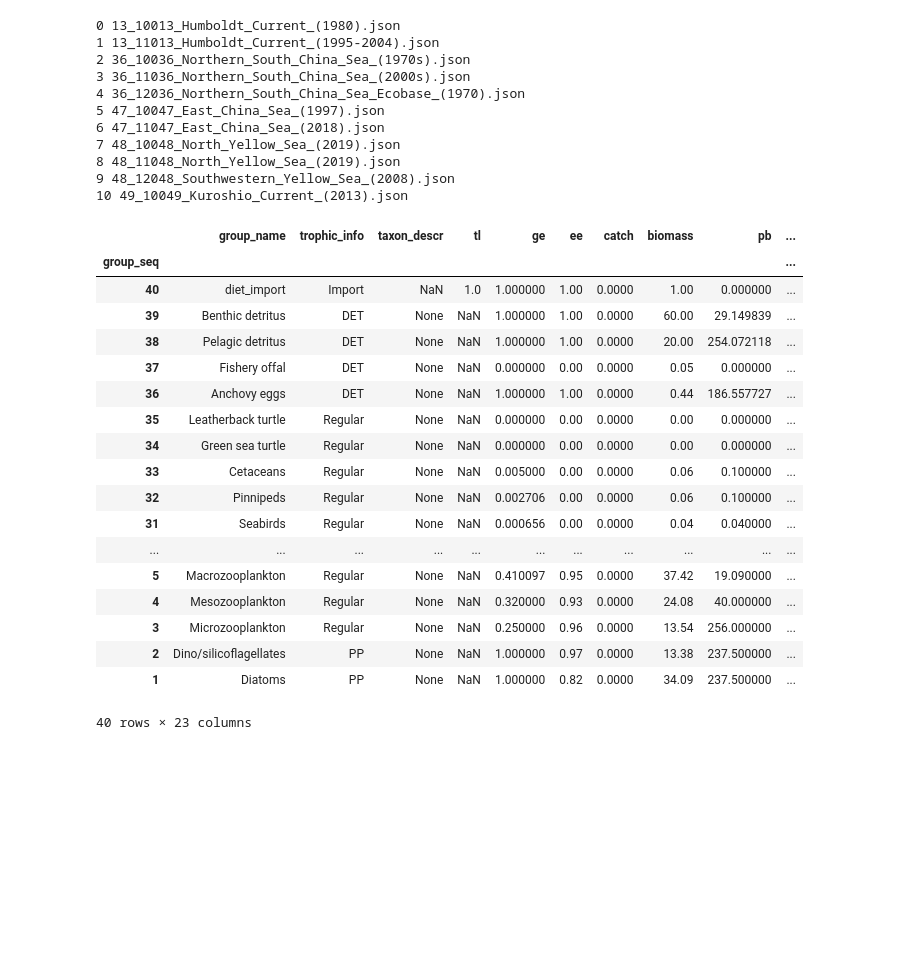
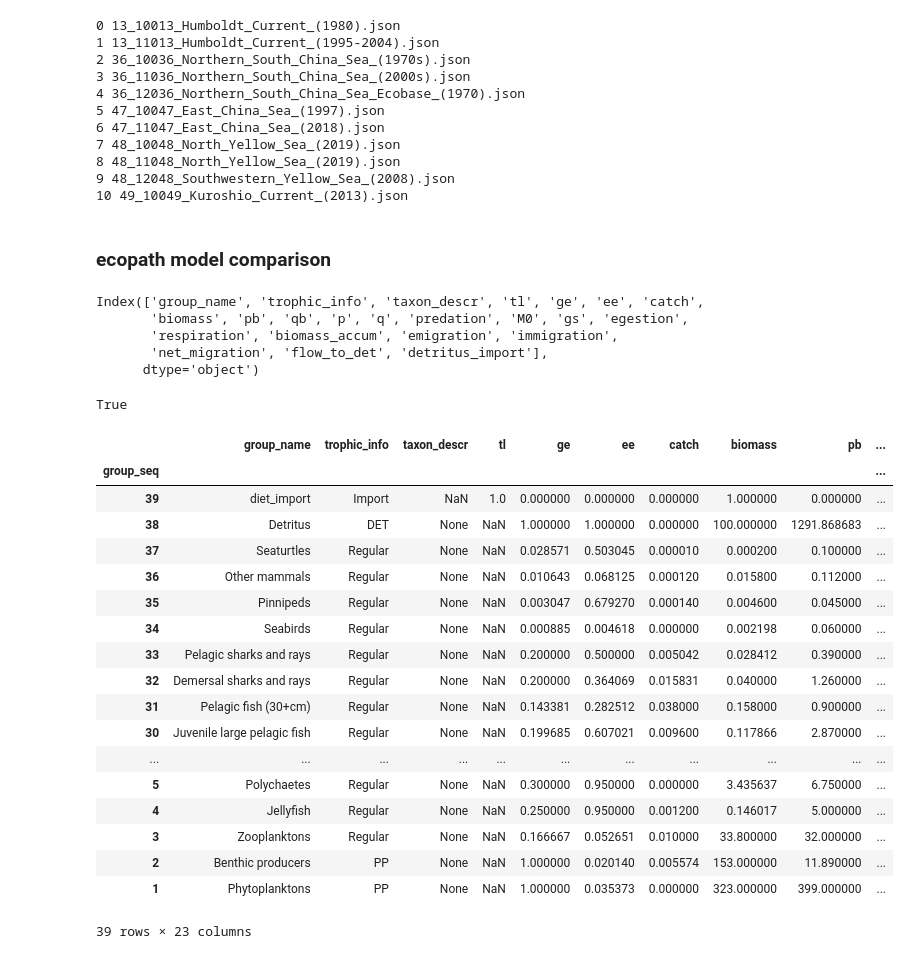
Before and after one commit to idocarmel1/PPREstimation, a Jupyter notebook: notebooks/tests.ipynb, the cells around one changed output. Drawn from its saved outputs; the diff is of its cells as text; code cells hidden in the pictures; blank space fills up the shorter version.

```diff
--- a/notebooks/tests.ipynb
+++ b/notebooks/tests.ipynb
@@ -35,3 +34,23 @@ for i, name in enumerate(models_over_10000):
 8 48_11048_North_Yellow_Sea_(2019).json
 9 48_12048_Southwestern_Yellow_Sea_(2008).json
 10 49_10049_Kuroshio_Current_(2013).json
+# %% [markdown]
+### ecopath model comparison
+# %%
+model_path_new = f'../real_models/new_EwE_jsons/{models_over_10000[4]}'
+model_path_orig = f'../real_models/EwE_jsons/410_410_North_South_of_China_Sea_(1970).json'
+
+model_new = ModelData(model_path_new)
+model_orig = ModelData(model_path_orig)
+self_new = PPRCalculator.from_modeldata(model_new, underdetermined=True, zero_biomass_accum=False)
+self_orig = PPRCalculator.from_modeldata(model_orig, underdetermined=True, zero_biomass_accum=False)
+
+df_new = self_new.get_groups_df()
+df_orig = self_orig.get_groups_df()
+df_orig.columns
+# %% [output]
+Index(['group_name', 'trophic_info', 'taxon_descr', 'tl', 'ge', 'ee', 'catch',
+       'biomass', 'pb', 'qb', 'p', 'q', 'predation', 'M0', 'gs', 'egestion',
+       'respiration', 'biomass_accum', 'emigration', 'immigration',
+       'net_migration', 'flow_to_det', 'detritus_import'],
+      dtype='object')
@@ -38,32 +60,41 @@ for i, name in enumerate(models_over_10000):
+# %%
+col = 'biomass_accum'
+bool(np.all(np.isclose(df_orig[col] - df_new[col], 0)))
+# df_new[col]
+# %% [output]
+True
 # %%
 # model_path = '../real_models/EwE_jsons/227_227_Iceland_(1950).json'
 # model_path = '../real_models/ToyModels/900_900_Multi_DET_Toy_(2026).json'
+# model_path = '../real_models/EwE_jsons/68_68_Icelandic_shelf_(1997).json'
+model_path = '../real_models/EwE_jsons/410_410_North_South_of_China_Sea_(1970).json'
 
-model_path = f'../real_models/new_EwE_jsons/{models_over_10000[1]}'
+# model_path = f'../real_models/new_EwE_jsons/{models_over_10000[4]}'
 
 model = ModelData(model_path)
 self = PPRCalculator.from_modeldata(model, underdetermined=True, zero_biomass_accum=False)
+# self = PPRCalculator.from_modeldata(model, underdetermined=False, zero_biomass_accum=False)
 self.get_groups_df()
 # %% [output]
 |  | group_name | trophic_info | taxon_descr | tl | ge | ee | catch | biomass | pb | ... |
 | group_seq |  |  |  |  |  |  |  |  |  | ... |
-| 40 | diet_import | Import | NaN | 1.0 | 1.000000 | 1.00 | 0.0000 | 1.00 | 0.000000 | ... |
-| 39 | Benthic detritus | DET | None | NaN | 1.000000 | 1.00 | 0.0000 | 60.00 | 29.149839 | ... |
-| 38 | Pelagic detritus | DET | None | NaN | 1.000000 | 1.00 | 0.0000 | 20.00 | 254.072118 | ... |
-| 37 | Fishery offal | DET | None | NaN | 0.000000 | 0.00 | 0.0000 | 0.05 | 0.000000 | ... |
-| 36 | Anchovy eggs | DET | None | NaN | 1.000000 | 1.00 | 0.0000 | 0.44 | 186.557727 | ... |
-| 35 | Leatherback turtle | Regular | None | NaN | 0.000000 | 0.00 | 0.0000 | 0.00 | 0.000000 | ... |
-| 34 | Green sea turtle | Regular | None | NaN | 0.000000 | 0.00 | 0.0000 | 0.00 | 0.000000 | ... |
-| 33 | Cetaceans | Regular | None | NaN | 0.005000 | 0.00 | 0.0000 | 0.06 | 0.100000 | ... |
-| 32 | Pinnipeds | Regular | None | NaN | 0.002706 | 0.00 | 0.0000 | 0.06 | 0.100000 | ... |
-| 31 | Seabirds | Regular | None | NaN | 0.000656 | 0.00 | 0.0000 | 0.04 | 0.040000 | ... |
+| 39 | diet_import | Import | NaN | 1.0 | 0.000000 | 0.000000 | 0.000000 | 1.000000 | 0.000000 | ... |
+| 38 | Detritus | DET | None | NaN | 1.000000 | 1.000000 | 0.000000 | 100.000000 | 1291.868683 | ... |
+| 37 | Seaturtles | Regular | None | NaN | 0.028571 | 0.503045 | 0.000010 | 0.000200 | 0.100000 | ... |
+| 36 | Other mammals | Regular | None | NaN | 0.010643 | 0.068125 | 0.000120 | 0.015800 | 0.112000 | ... |
+| 35 | Pinnipeds | Regular | None | NaN | 0.003047 | 0.679270 | 0.000140 | 0.004600 | 0.045000 | ... |
+| 34 | Seabirds | Regular | None | NaN | 0.000885 | 0.004618 | 0.000000 | 0.002198 | 0.060000 | ... |
+| 33 | Pelagic sharks and rays | Regular | None | NaN | 0.200000 | 0.500000 | 0.005042 | 0.028412 | 0.390000 | ... |
+| 32 | Demersal sharks and rays | Regular | None | NaN | 0.200000 | 0.364069 | 0.015831 | 0.040000 | 1.260000 | ... |
+| 31 | Pelagic fish (30+cm) | Regular | None | NaN | 0.143381 | 0.282512 | 0.038000 | 0.158000 | 0.900000 | ... |
+| 30 | Juvenile large pelagic fish | Regular | None | NaN | 0.199685 | 0.607021 | 0.009600 | 0.117866 | 2.870000 | ... |
 | ... | ... | ... | ... | ... | ... | ... | ... | ... | ... | ... |
-| 5 | Macrozooplankton | Regular | None | NaN | 0.410097 | 0.95 | 0.0000 | 37.42 | 19.090000 | ... |
-| 4 | Mesozooplankton | Regular | None | NaN | 0.320000 | 0.93 | 0.0000 | 24.08 | 40.000000 | ... |
-| 3 | Microzooplankton | Regular | None | NaN | 0.250000 | 0.96 | 0.0000 | 13.54 | 256.000000 | ... |
-| 2 | Dino/silicoflagellates | PP | None | NaN | 1.000000 | 0.97 | 0.0000 | 13.38 | 237.500000 | ... |
-| 1 | Diatoms | PP | None | NaN | 1.000000 | 0.82 | 0.0000 | 34.09 | 237.500000 | ... |
+| 5 | Polychaetes | Regular | None | NaN | 0.300000 | 0.950000 | 0.000000 | 3.435637 | 6.750000 | ... |
+| 4 | Jellyfish | Regular | None | NaN | 0.250000 | 0.950000 | 0.001200 | 0.146017 | 5.000000 | ... |
+| 3 | Zooplanktons | Regular | None | NaN | 0.166667 | 0.052651 | 0.010000 | 33.800000 | 32.000000 | ... |
+| 2 | Benthic producers | PP | None | NaN | 1.000000 | 0.020140 | 0.005574 | 153.000000 | 11.890000 | ... |
+| 1 | Phytoplanktons | PP | None | NaN | 1.000000 | 0.035373 | 0.000000 | 323.000000 | 399.000000 | ... |
-40 rows × 23 columns
+39 rows × 23 columns
 # %%
 balanced, p, q = self.is_model_balanced()
 print(f'balanced: {balanced}')
```
Also changed, not shown: parts of 16 cells of this notebook, 1 other file.
